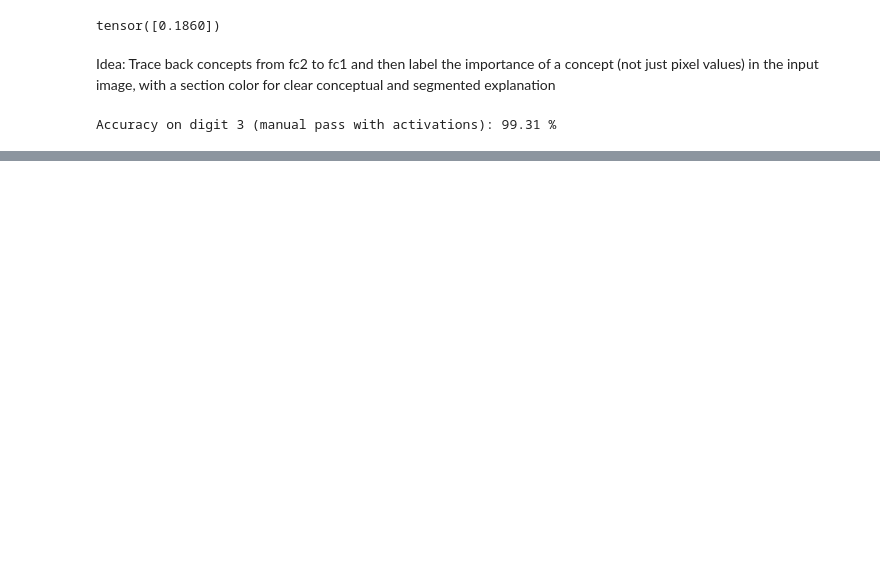
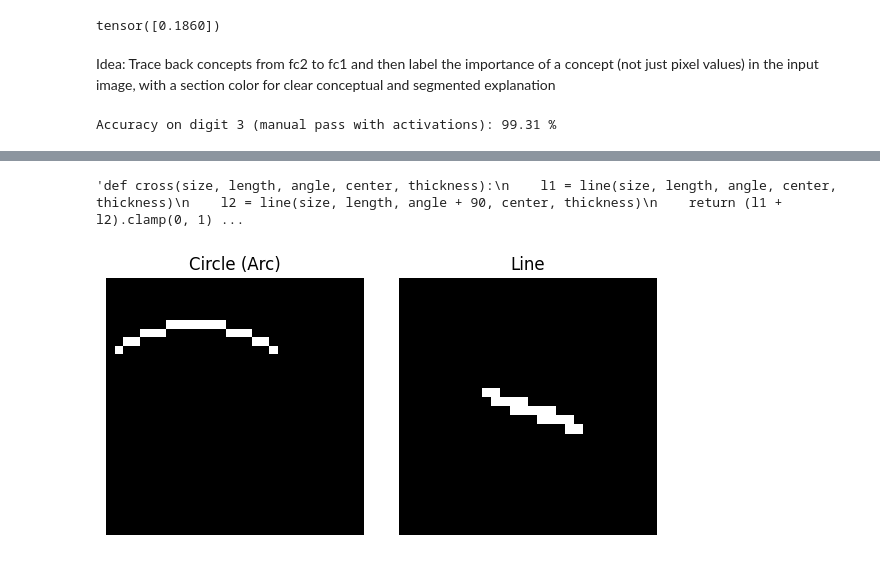
Before and after one commit to kns357/ANN_MA_Kaito, a Jupyter notebook: binary_conceptual_ex_method.ipynb, the cells around one changed output, grey strips where cells are left out. Drawn from its saved outputs; the diff is of its cells as text; code cells hidden in the pictures; blank space fills up the shorter version.

Commit message:
added line segmentation of concepts

```diff
--- a/binary_conceptual_ex_method.ipynb
+++ b/binary_conceptual_ex_method.ipynb
@@ -447,0 +453,67 @@ sorted_label_neuron
+# %%
+def meshgrid(size):
+    y, x = torch.meshgrid(torch.arange(size), torch.arange(size), indexing='ij')
+    return x, y
+
+def circle(size, radius, angle_range, center, thickness):
+    x, y = meshgrid(size)
+    dx = x - center[0]
+    dy = y - center[1]
+    dist = torch.sqrt(dx**2 + dy**2)
+    angles = torch.atan2(dy, dx) * 180 / torch.pi % 360
+    angle_min, angle_max = angle_range
+    angle_mask = (angles >= angle_min) & (angles <= angle_max) if angle_min < angle_max else \
+                 (angles >= angle_min) | (angles <= angle_max)
+    circle_mask = ((dist >= radius - thickness / 2) & (dist <= radius + thickness / 2)) & angle_mask
+    return circle_mask.float()
+
+def line(size, length, angle, center, thickness):
+    x, y = meshgrid(size)
+    angle_rad = torch.tensor(angle) * torch.pi / 180
+    dx = torch.cos(angle_rad)
+    dy = torch.sin(angle_rad)
+    x0 = center[0] - dx * length / 2
+    y0 = center[1] - dy * length / 2
+    x1 = center[0] + dx * length / 2
+    y1 = center[1] + dy * length / 2
+    px = x - x0
+    py = y - y0
+    proj = (px * dx + py * dy).clamp(0, length)
+    closest_x = x0 + proj * dx
+    closest_y = y0 + proj * dy
+    dist = torch.sqrt((x - closest_x) ** 2 + (y - closest_y) ** 2)
+    return (dist <= thickness / 2).float()
+
+"""def cross(size, length, angle, center, thickness):
+    l1 = line(size, length, angle, center, thickness)
+    l2 = line(size, length, angle + 90, center, thickness)
+    return (l1 + l2).clamp(0, 1)"""
+# %% [output]
+'def cross(size, length, angle, center, thickness):\n    l1 = line(size, length, angle, center, thickness)\n    l2 = line(size, length, angle + 90, center, thickness)\n    return (l1 + l2).clamp(0, 1) ...
+# %%
+import matplotlib.pyplot as plt
+
+#Create the concept tensors
+C = circle(size=30, radius=15, angle_range=(230, 310), center=(10, 20), thickness=1.0)
+L = line(size=28, length=10, angle=20, center=(14, 14), thickness=1.5)
+#X = cross(size=28, length=18, angle=130, center=(14, 10), thickness=1.5)
+
+#Plotting
+fig, axs = plt.subplots(1, 2, figsize=(6, 3))
+axs[0].imshow(C, cmap='gray')
+axs[0].set_title('Circle (Arc)')
+axs[1].imshow(L, cmap='gray')
+axs[1].set_title('Line')
+#axs[2].imshow(X, cmap='gray')
+#axs[2].set_title('Cross')
+
+for ax in axs:
+    ax.axis('off')
+plt.tight_layout()
+plt.show()
+
+
+########
+#circle still a bit  in accurate, bad for relation testing
+# %% [output]
+[figure, added]
```
Also changed, not shown: parts of 16 cells of this notebook, 2 other files.
